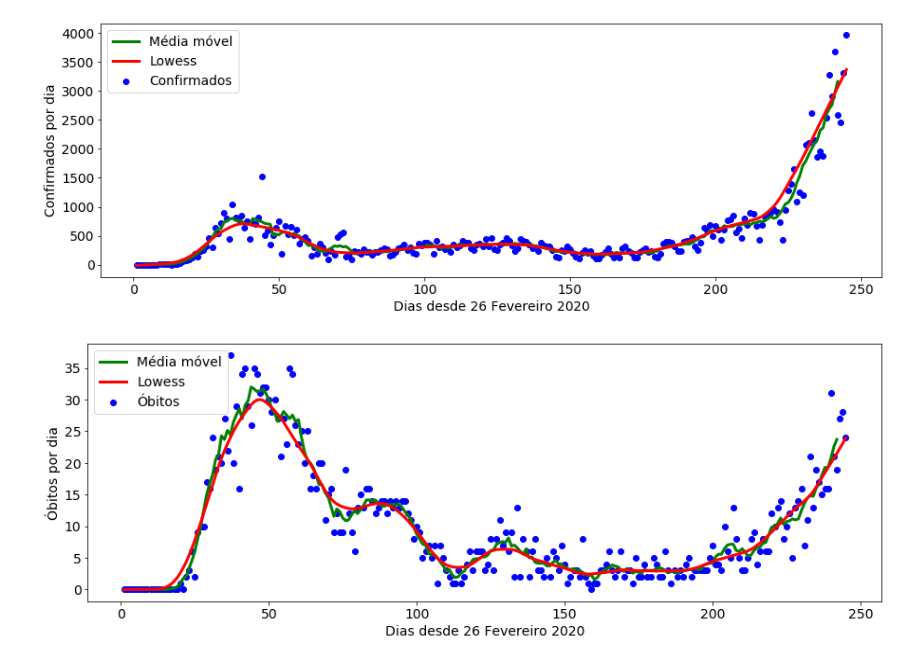
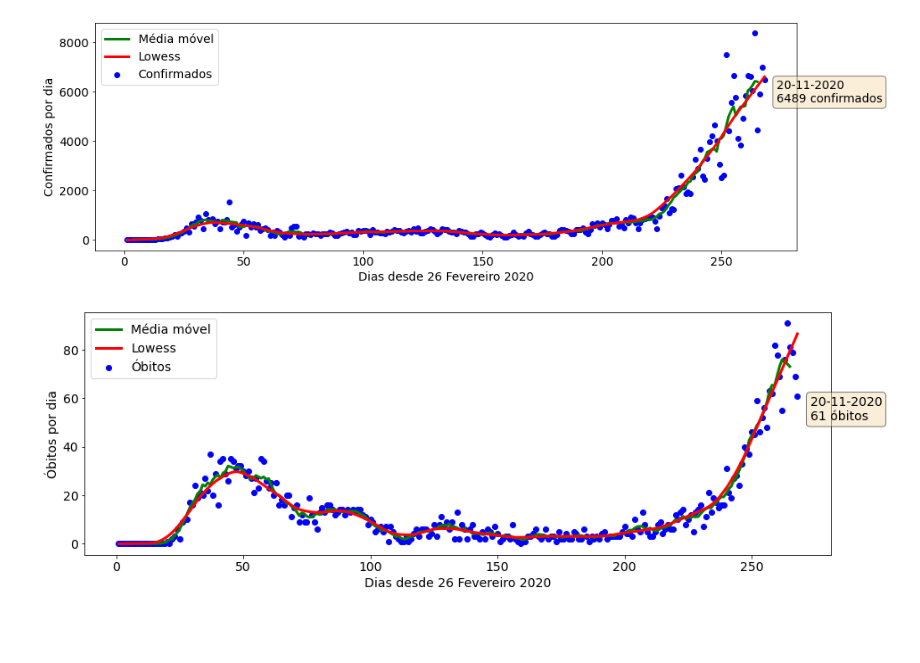
Before and after one commit to Miguel-Salgado/covid-19, a Jupyter notebook: covid-19-evolucao.ipynb, the cells around one changed output. Cells and saved outputs as stored; diff of their text form; code cells hidden in the pictures; blank space fills up the shorter version.

```diff
--- a/covid-19-evolucao.ipynb
+++ b/covid-19-evolucao.ipynb
@@ -35,28 +35,39 @@ df['delta_obitos_lowess'] = lowess(df['delta_obitos'],df.index,frac,return_sorte
 #             sheet_name='Folha1')
 # %%
 x = list(df.index)
+data = list(df['data'])
 y1 = list(df['delta_confirmados'])
 y2 = list(df['delta_confirmados_MM'])
 y3 = list(df['delta_confirmados_lowess'])
+
+textstr = str(data[-1])+"\n"+str(int(y1[-1]))+" "+"confirmados"
+
+props = dict(boxstyle='round', facecolor='wheat', alpha=0.5)
 
 plt.rcParams['figure.figsize'] = [15, 5]
 plt.rc('font', size=14)
 
 # Real data
 plt.scatter(x,y1,label="Confirmados",color="blue")
 plt.plot(x,y2,label="Média móvel",color="green",linewidth=3)
 plt.plot(x,y3,label="Lowess",color="red",linewidth=3)
 plt.legend()
 plt.xlabel("Dias desde 26 Fevereiro 2020")
 plt.ylabel("Confirmados por dia")
+plt.text(x[-1]+5,y1[-1], textstr, fontsize=14, verticalalignment='top', bbox=props)
 plt.show()
 # %% [output]
-[figure, old version]
+[figure, new version]
 # %%
 x = list(df.index)
+data = list(df['data'])
 y1 = list(df['delta_obitos'])
 y2 = list(df['delta_obitos_MM'])
 y3 = list(df['delta_obitos_lowess'])
+
+textstr = str(data[-1])+"\n"+str(int(y1[-1]))+" "+"óbitos"
+
+props = dict(boxstyle='round', facecolor='wheat', alpha=0.5)
 
 plt.rcParams['figure.figsize'] = [15, 5]
 plt.rc('font', size=14)
@@ -68,6 +79,7 @@ plt.plot(x,y3,label="Lowess",color="red",linewidth=3)
 plt.legend()
 plt.xlabel("Dias desde 26 Fevereiro 2020")
 plt.ylabel("Óbitos por dia")
+plt.text(x[-1]+5,y1[-1], textstr, fontsize=14, verticalalignment='top', bbox=props)
 plt.show()
 # %% [output]
-[figure, old version]
+[figure, new version]
```
Also changed, not shown: 3 other files.
